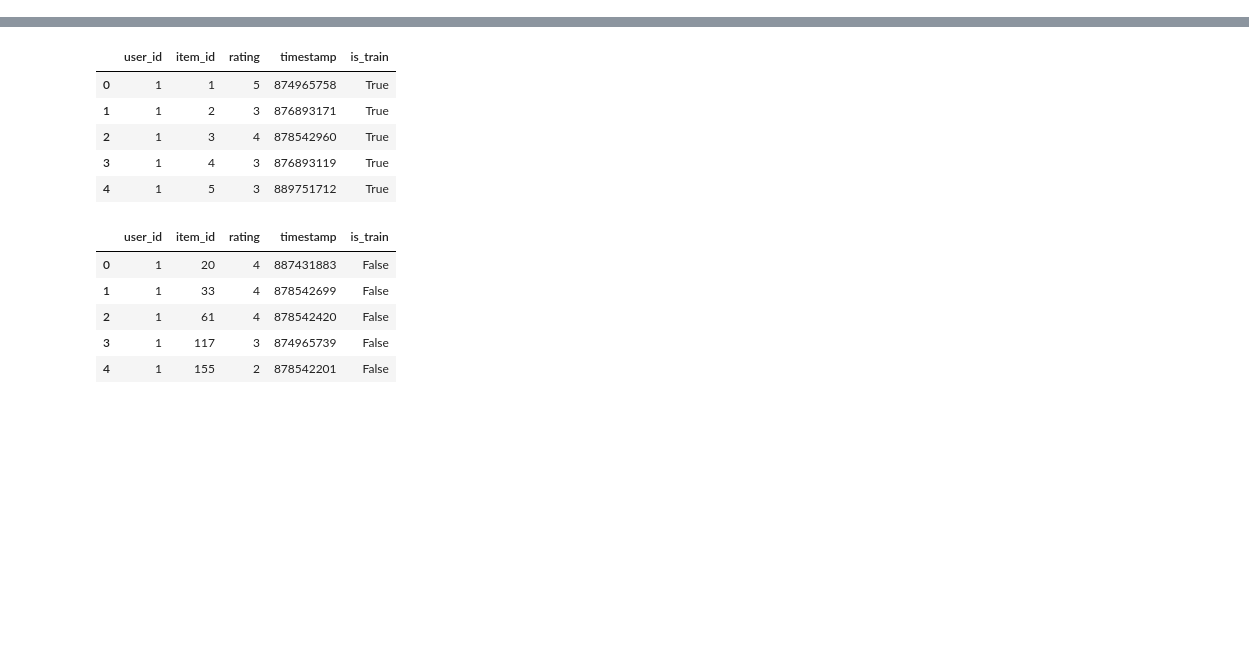
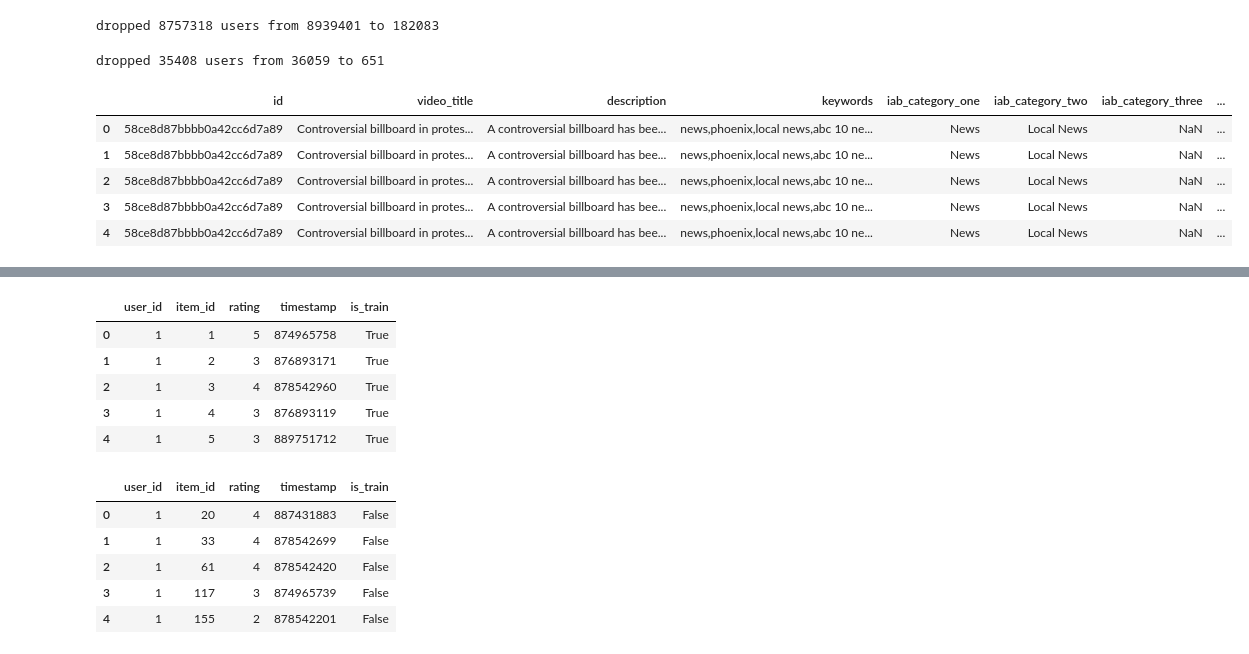
Before and after one commit to ehudbaumatz/recsys, a Jupyter notebook: notebooks/touching base.ipynb, the cells around one changed output, grey strips where cells are left out. Cells and saved outputs as stored; diff of their text form; code cells hidden in the pictures; blank space fills up the shorter version.

```diff
--- a/notebooks/touching base.ipynb
+++ b/notebooks/touching base.ipynb
@@ -13,0 +75,18 @@ pd.options.display.max_columns = 999
+# %%
+
+s = df.groupby('ip', sort=False).size()
+ids = s[(s >=50) & (s <=100)].index
+print('dropped %d users from %d to %d' % (len(s) - len(ids), len(s), len(ids)))
+
+df = df[df['ip'].isin(ids)]
+# %% [output]
+dropped 8757318 users from 8939401 to 182083
+# %%
+
+s = df.groupby('vid', sort=False).size()
+ids = s[s >=5000].index
+print('dropped %d users from %d to %d' % (len(s) - len(ids), len(s), len(ids)))
+
+df = df[df['vid'].isin(ids)]
+# %% [output]
+dropped 35408 users from 36059 to 651
@@ -13,0 +95,10 @@ pd.options.display.max_columns = 999
+# %%
+t = video_data.merge(mapper, left_on='id', right_on='vid')
+t.head()
+# %% [output]
+|  | id | video_title | description | keywords | iab_category_one | iab_category_two | iab_category_three | ... |
+| 0 | 58ce8d87bbbb0a42cc6d7a89 | Controversial billboard in protes... | A controversial billboard has bee... | news,phoenix,local news,abc 10 ne... | News | Local News | NaN | ... |
+| 1 | 58ce8d87bbbb0a42cc6d7a89 | Controversial billboard in protes... | A controversial billboard has bee... | news,phoenix,local news,abc 10 ne... | News | Local News | NaN | ... |
+| 2 | 58ce8d87bbbb0a42cc6d7a89 | Controversial billboard in protes... | A controversial billboard has bee... | news,phoenix,local news,abc 10 ne... | News | Local News | NaN | ... |
+| 3 | 58ce8d87bbbb0a42cc6d7a89 | Controversial billboard in protes... | A controversial billboard has bee... | news,phoenix,local news,abc 10 ne... | News | Local News | NaN | ... |
+| 4 | 58ce8d87bbbb0a42cc6d7a89 | Controversial billboard in protes... | A controversial billboard has bee... | news,phoenix,local news,abc 10 ne... | News | Local News | NaN | ... |
```
Also changed, not shown: parts of 31 cells of this notebook, 7 other files.
